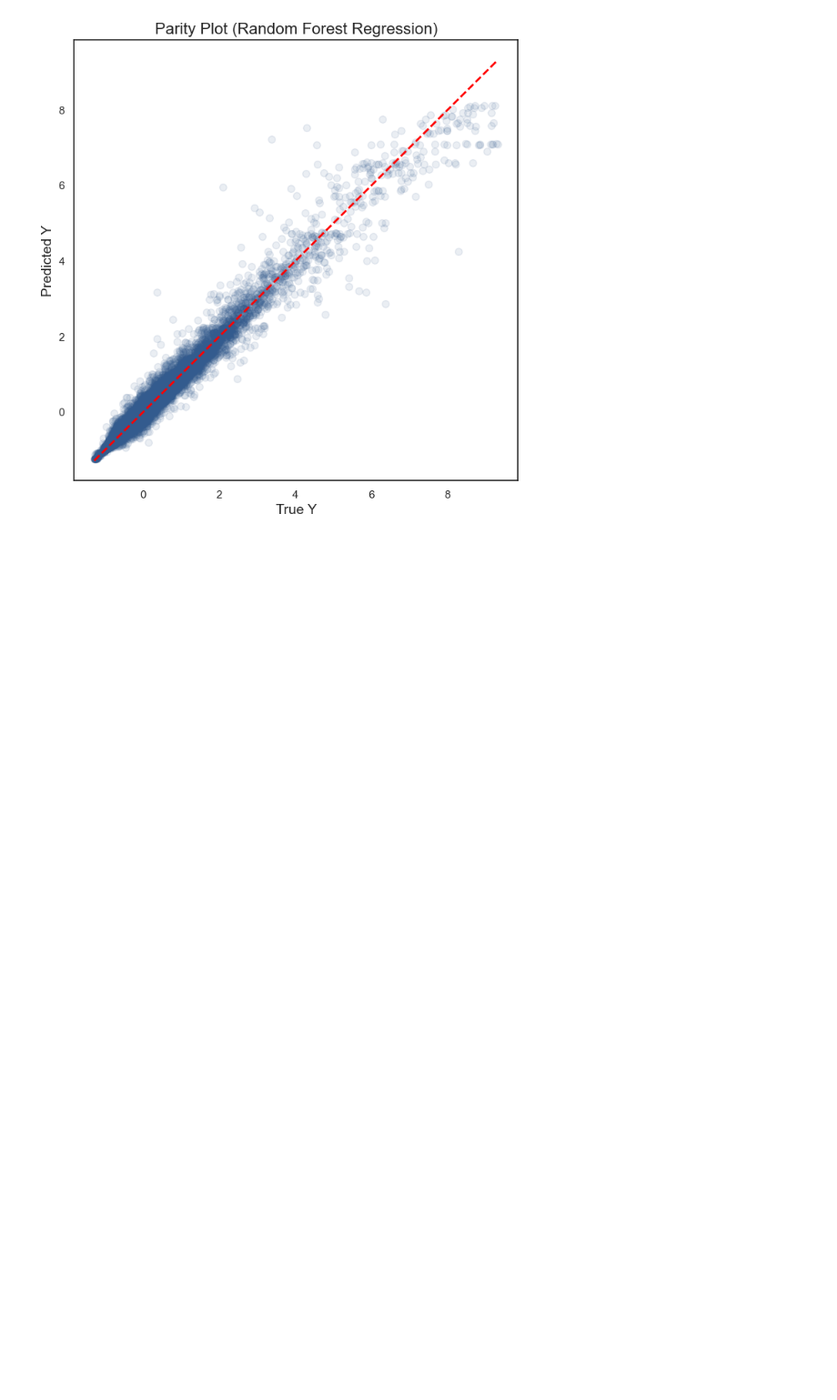
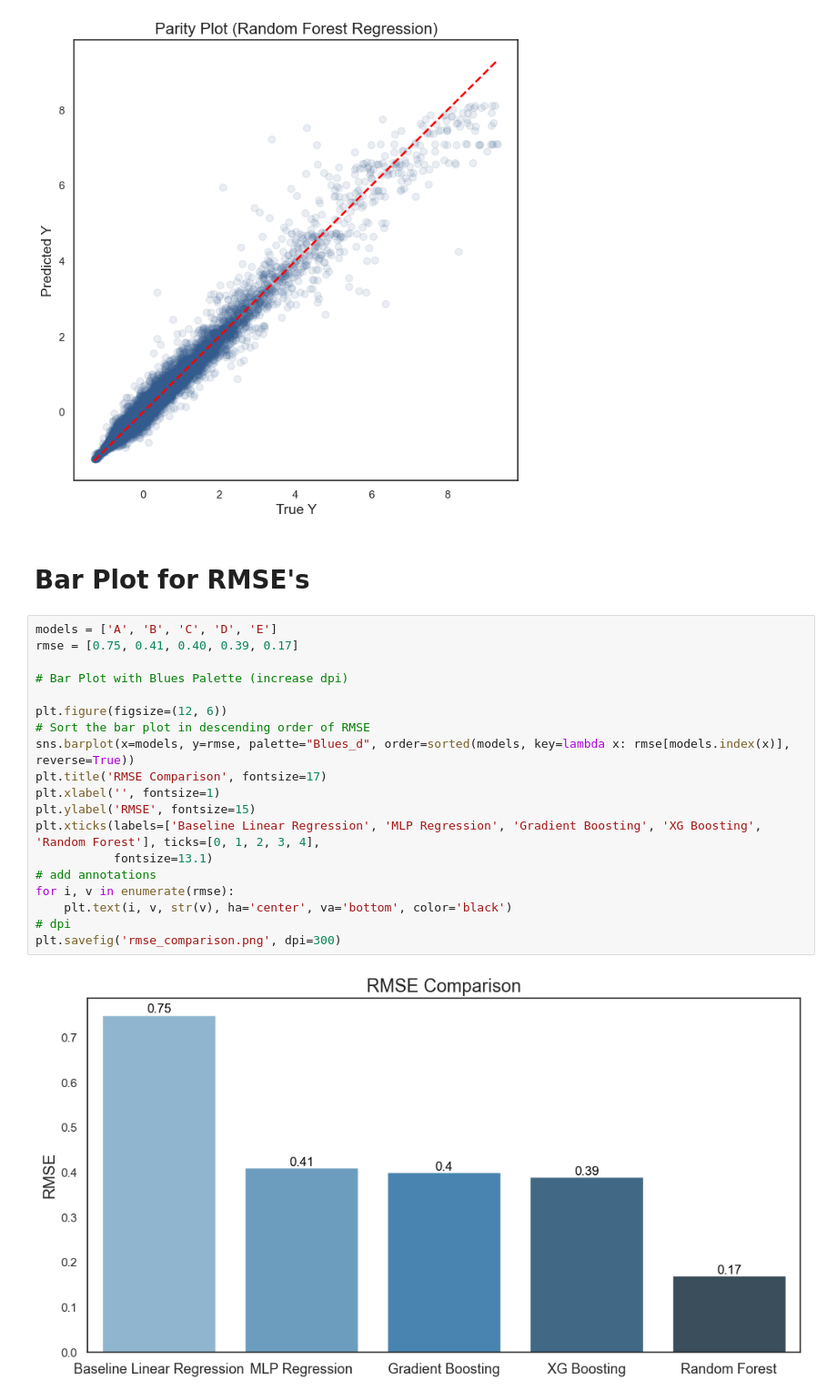
Before and after one commit to raghavSharmaCode/512-project-group-24, a Jupyter notebook: code/models.ipynb, the cells around one changed output. Shown at 91% size. Drawn from its saved outputs; the diff is of its cells as text; blank space fills up the shorter version.

Commit message:
bar plot for rmse

```diff
--- a/code/models.ipynb
+++ b/code/models.ipynb
@@ -369,3 +369,26 @@ plt.ylabel('Predicted Y', fontsize=14)
 plt.show()
 # %% [output]
 [figure]
+# %% [markdown]
+# Bar Plot for RMSE's
+# %%
+models = ['A', 'B', 'C', 'D', 'E']
+rmse = [0.75, 0.41, 0.40, 0.39, 0.17]
+
+# Bar Plot with Blues Palette (increase dpi)
+
+plt.figure(figsize=(12, 6))
+# Sort the bar plot in descending order of RMSE
+sns.barplot(x=models, y=rmse, palette="Blues_d", order=sorted(models, key=lambda x: rmse[models.index(x)], reverse=True))
+plt.title('RMSE Comparison', fontsize=17)
+plt.xlabel('', fontsize=1)
+plt.ylabel('RMSE', fontsize=15)
+plt.xticks(labels=['Baseline Linear Regression', 'MLP Regression', 'Gradient Boosting', 'XG Boosting', 'Random Forest'], ticks=[0, 1, 2, 3, 4],
+           fontsize=13.1)
+# add annotations
+for i, v in enumerate(rmse):
+    plt.text(i, v, str(v), ha='center', va='bottom', color='black')
+# dpi
+plt.savefig('rmse_comparison.png', dpi=300)
+# %% [output]
+[figure, added]
```
Also changed, not shown: parts of 1 cell of this notebook, 14 other files.
